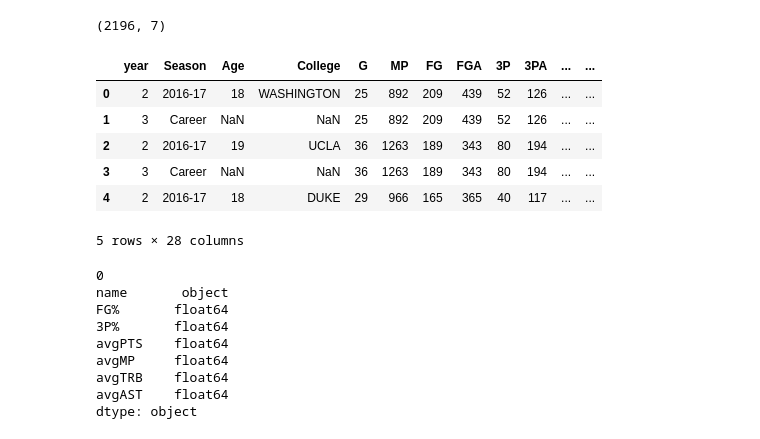
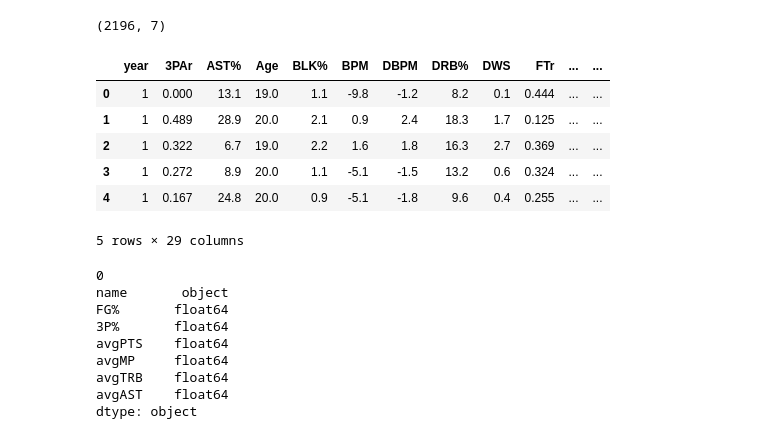
Before and after one commit to mkduchak/luther-project, a Jupyter notebook: 2_data_exploration.ipynb, the cells around one changed output. Cells and saved outputs as stored; diff of their text form; code cells hidden in the pictures.

```diff
--- a/2_data_exploration.ipynb
+++ b/2_data_exploration.ipynb
@@ -21,6 +21,16 @@ playerdf.shape
 # %%
 advstatsdf = advstatsdf.rename(columns={'index': 'year'})
 advstatsdf['year'] = advstatsdf['year'] + 1
+# %%
+advstatsdf.head()
+# %% [output]
+|  | year | 3PAr | AST% | Age | BLK% | BPM | DBPM | DRB% | DWS | FTr | ... | ... |
+| 0 | 1 | 0.000 | 13.1 | 19.0 | 1.1 | -9.8 | -1.2 | 8.2 | 0.1 | 0.444 | ... | ... |
+| 1 | 1 | 0.489 | 28.9 | 20.0 | 2.1 | 0.9 | 2.4 | 18.3 | 1.7 | 0.125 | ... | ... |
+| 2 | 1 | 0.322 | 6.7 | 19.0 | 2.2 | 1.6 | 1.8 | 16.3 | 2.7 | 0.369 | ... | ... |
+| 3 | 1 | 0.272 | 8.9 | 20.0 | 1.1 | -5.1 | -1.5 | 13.2 | 0.6 | 0.324 | ... | ... |
+| 4 | 1 | 0.167 | 24.8 | 20.0 | 0.9 | -5.1 | -1.8 | 9.6 | 0.4 | 0.255 | ... | ... |
+5 rows × 29 columns
 # %%
 colstatsdf = colstatsdf.rename(columns={'index': 'year'})
 colstatsdf['year'] = colstatsdf['year'] + 1
@@ -35,15 +45,6 @@ colstatsdf['avgPTS'] = pd.to_numeric(colstatsdf['avgPTS'])
 colstatsdf['avgMP'] = pd.to_numeric(colstatsdf['avgMP'])
 colstatsdf['avgTRB'] = pd.to_numeric(colstatsdf['avgTRB'])
 colstatsdf['avgAST'] = pd.to_numeric(colstatsdf['avgAST'])
-colstatsdf.head()
-# %% [output]
-|  | year | Season | Age | College | G | MP | FG | FGA | 3P | 3PA | ... | ... |
-| 0 | 2 | 2016-17 | 18 | WASHINGTON | 25 | 892 | 209 | 439 | 52 | 126 | ... | ... |
-| 1 | 3 | Career | NaN | NaN | 25 | 892 | 209 | 439 | 52 | 126 | ... | ... |
-| 2 | 2 | 2016-17 | 19 | UCLA | 36 | 1263 | 189 | 343 | 80 | 194 | ... | ... |
-| 3 | 3 | Career | NaN | NaN | 36 | 1263 | 189 | 343 | 80 | 194 | ... | ... |
-| 4 | 2 | 2016-17 | 18 | DUKE | 29 | 966 | 165 | 365 | 40 | 117 | ... | ... |
-5 rows × 28 columns
 # %%
 carcoldffull = colstatsdf[colstatsdf['Season']=='Career']
 carcoldf = carcoldffull[['name','FG%','3P%','avgPTS','avgMP','avgTRB','avgAST']]
```
Also changed, not shown: parts of 1 cell of this notebook.
